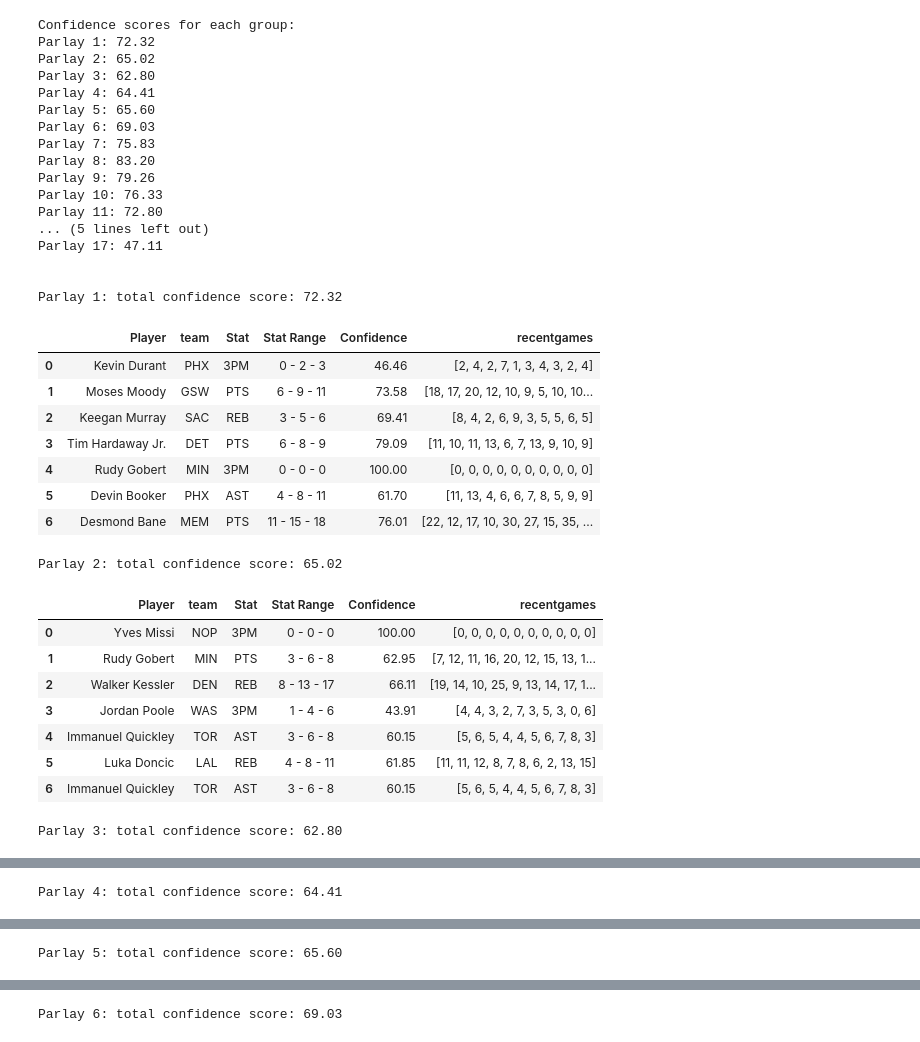
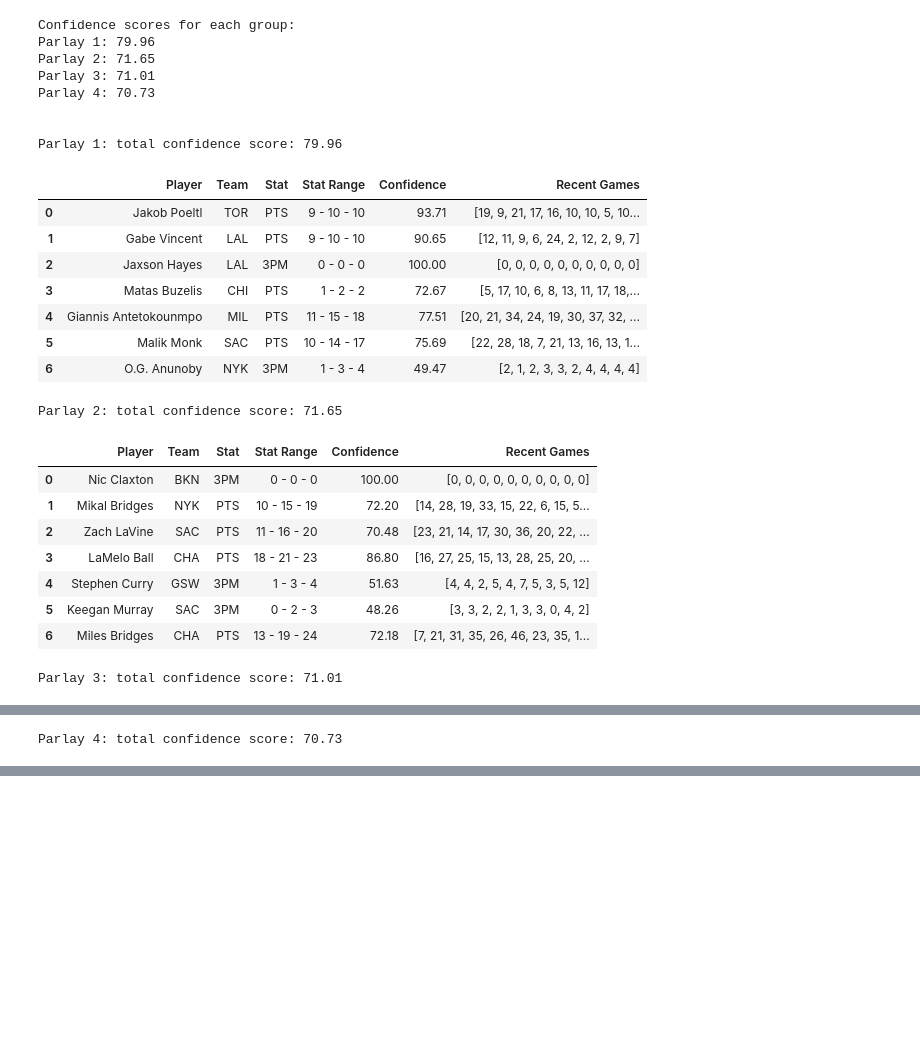
Before and after one commit to penfoldslaw/web_scraping_sports, a Jupyter notebook: models/linear_regression/predictions.ipynb, the cells around one changed output, grey strips where cells are left out. Drawn from its saved outputs; the diff is of its cells as text; code cells hidden in the pictures; blank space fills up the shorter version.

```diff
--- a/models/linear_regression/predictions.ipynb
+++ b/models/linear_regression/predictions.ipynb
@@ -300,11 +140,14 @@ defense data skipping defense merge
 # display(results_pts)
 # display(results_3pm)
 
+results_3pm = results_3pm[results_3pm["confidence_level_3PM"] != '100.00']
 df_merged = results_reb.merge(results_ast, on=['Player', 'team'], suffixes=('_reb', '_ast')) \
     .merge(results_pts, on=['Player', 'team'], suffixes=('_pts','extra_pts')) \
     .merge(results_3pm, on=['Player', 'team'], suffixes=('_pts','_3pm'))
 
-['Player', 'REB', 'confidence_level_REB', 'middlebet_REB', 'AST', 'confidence_level_AST', 'middlebet_AST', 'PTS', 'confidence_level_PTS', 'middlebet_PTS', '3PM', 'confidence_level_3PM', 'middlebet_3PM']
+results_3pm = results_3pm[results_3pm["Player"] != 'Tyrese Haliburton']
+
+
 
 # print(df_merged.columns)
 
@@ -320,12 +163,12 @@ df_merged = results_reb.merge(results_ast, on=['Player', 'team'], suffixes=('_re
 
 from parlay_picker import create_parlays
 
-num_groups = 100  # Number of parlays you want to generate
-players_per_group = 3 # Number of players in each parlay
-min_confidence = 70
+num_groups = 10  # Number of parlays you want to generate
+players_per_group = 7 # Number of players in each parlay
+min_confidence = 50
 threepm_confidence = 40
 
-parlays_df, group_confidence_scores = create_parlays(df_merged, num_groups, players_per_group,min_confidence ,threepm_confidence)
+parlays_df, group_confidence_scores = create_parlays(df_merged, num_groups, players_per_group,min_confidence)
 
 
 # Display the confidence scores for each group
@@ -398,11 +256,13 @@ Parlay 6: total confidence score: 56.82
 # display(results_pts)
 # display(results_3pm)
 
+results_3pm = results_3pm[results_3pm["confidence_level_3PM"] != '100.00']
 df_merged = results_reb.merge(results_ast, on=['Player', 'team'], suffixes=('_reb', '_ast')) \
     .merge(results_pts, on=['Player', 'team'], suffixes=('_pts','extra_pts')) \
     .merge(results_3pm, on=['Player', 'team'], suffixes=('_pts','_3pm'))
 
-['Player', 'REB', 'confidence_level_REB', 'middlebet_REB', 'AST', 'confidence_level_AST', 'middlebet_AST', 'PTS', 'confidence_level_PTS', 'middlebet_PTS', '3PM', 'confidence_level_3PM', 'middlebet_3PM']
+df_merged = df_merged[df_merged["Player"] != 'Tyrese Haliburton']
+
 
 # print(df_merged.columns)
 
@@ -412,64 +272,55 @@ df_merged = results_reb.merge(results_ast, on=['Player', 'team'], suffixes=('_re
 # df_merged['PTS+REB'] = df_merged[['middlebet_PTS', 'middlebet_REB']].sum(axis=1)
 # df_merged['confidence_level_PTS+REB']=  round(df_merged[['confidence_level_PTS','confidence_level_REB']].sum(axis=1)/2,2)
 # df_merged = df_merged.rename(columns={'FGA': 'PTS'})
 # display(df_merged)
 # display(df_merged[['Player','confidence_level_PTS+REB']])
 
 
 from parlay_picker import create_parlays, create_parlays_high
 
-num_groups = 1000  # Number of parlays you want to generate
+num_groups = 10  # Number of parlays you want to generate
 players_per_group = 7  # Number of players in each parlay
-min_confidence = 59
+min_confidence = 70
 
 parlays_df, group_confidence_scores = create_parlays_high(df_merged, num_groups, players_per_group,min_confidence)
 
 
 # Display the confidence scores for each group
 print("Confidence scores for each group:")
 for group, score in group_confidence_scores:
     print(f"{group}: {score:.2f}")
 
 
 # Display the DataFrames for each parlay and their confidence scores
 for (parlay_name, score), parlay_df in zip(group_confidence_scores, parlays_df):
     print("\n")
     print(f"{parlay_name}: total confidence score: {score:.2f}")
     display(parlay_df)
     print("\n")
 # %% [output]
 Confidence scores for each group:
-Parlay 1: 72.32
-Parlay 2: 65.02
-Parlay 3: 62.80
-Parlay 4: 64.41
-Parlay 5: 65.60
-Parlay 6: 69.03
-Parlay 7: 75.83
-Parlay 8: 83.20
-Parlay 9: 79.26
-Parlay 10: 76.33
-Parlay 11: 72.80
-... (5 lines left out)
-Parlay 17: 47.11
+Parlay 1: 79.96
+Parlay 2: 71.65
+Parlay 3: 71.01
+Parlay 4: 70.73
 
 
-Parlay 1: total confidence score: 72.32
+Parlay 1: total confidence score: 79.96
-|  | Player | team | Stat | Stat Range | Confidence | recentgames |
-| 0 | Kevin Durant | PHX | 3PM | 0 - 2 - 3 | 46.46 | [2, 4, 2, 7, 1, 3, 4, 3, 2, 4] |
-| 1 | Moses Moody | GSW | PTS | 6 - 9 - 11 | 73.58 | [18, 17, 20, 12, 10, 9, 5, 10, 10... |
-| 2 | Keegan Murray | SAC | REB | 3 - 5 - 6 | 69.41 | [8, 4, 2, 6, 9, 3, 5, 5, 6, 5] |
-| 3 | Tim Hardaway Jr. | DET | PTS | 6 - 8 - 9 | 79.09 | [11, 10, 11, 13, 6, 7, 13, 9, 10, 9] |
-| 4 | Rudy Gobert | MIN | 3PM | 0 - 0 - 0 | 100.00 | [0, 0, 0, 0, 0, 0, 0, 0, 0, 0] |
-| 5 | Devin Booker | PHX | AST | 4 - 8 - 11 | 61.70 | [11, 13, 4, 6, 6, 7, 8, 5, 9, 9] |
-| 6 | Desmond Bane | MEM | PTS | 11 - 15 - 18 | 76.01 | [22, 12, 17, 10, 30, 27, 15, 35, ... |
+|  | Player | Team | Stat | Stat Range | Confidence | Recent Games |
+| 0 | Jakob Poeltl | TOR | PTS | 9 - 10 - 10 | 93.71 | [19, 9, 21, 17, 16, 10, 10, 5, 10... |
+| 1 | Gabe Vincent | LAL | PTS | 9 - 10 - 10 | 90.65 | [12, 11, 9, 6, 24, 2, 12, 2, 9, 7] |
+| 2 | Jaxson Hayes | LAL | 3PM | 0 - 0 - 0 | 100.00 | [0, 0, 0, 0, 0, 0, 0, 0, 0, 0] |
+| 3 | Matas Buzelis | CHI | PTS | 1 - 2 - 2 | 72.67 | [5, 17, 10, 6, 8, 13, 11, 17, 18,... |
+| 4 | Giannis Antetokounmpo | MIL | PTS | 11 - 15 - 18 | 77.51 | [20, 21, 34, 24, 19, 30, 37, 32, ... |
+| 5 | Malik Monk | SAC | PTS | 10 - 14 - 17 | 75.69 | [22, 28, 18, 7, 21, 13, 16, 13, 1... |
+| 6 | O.G. Anunoby | NYK | 3PM | 1 - 3 - 4 | 49.47 | [2, 1, 2, 3, 3, 2, 4, 4, 4, 4] |
-Parlay 2: total confidence score: 65.02
+Parlay 2: total confidence score: 71.65
-|  | Player | team | Stat | Stat Range | Confidence | recentgames |
-| 0 | Yves Missi | NOP | 3PM | 0 - 0 - 0 | 100.00 | [0, 0, 0, 0, 0, 0, 0, 0, 0, 0] |
-| 1 | Rudy Gobert | MIN | PTS | 3 - 6 - 8 | 62.95 | [7, 12, 11, 16, 20, 12, 15, 13, 1... |
-| 2 | Walker Kessler | DEN | REB | 8 - 13 - 17 | 66.11 | [19, 14, 10, 25, 9, 13, 14, 17, 1... |
-| 3 | Jordan Poole | WAS | 3PM | 1 - 4 - 6 | 43.91 | [4, 4, 3, 2, 7, 3, 5, 3, 0, 6] |
-| 4 | Immanuel Quickley | TOR | AST | 3 - 6 - 8 | 60.15 | [5, 6, 5, 4, 4, 5, 6, 7, 8, 3] |
-| 5 | Luka Doncic | LAL | REB | 4 - 8 - 11 | 61.85 | [11, 11, 12, 8, 7, 8, 6, 2, 13, 15] |
-| 6 | Immanuel Quickley | TOR | AST | 3 - 6 - 8 | 60.15 | [5, 6, 5, 4, 4, 5, 6, 7, 8, 3] |
+|  | Player | Team | Stat | Stat Range | Confidence | Recent Games |
+| 0 | Nic Claxton | BKN | 3PM | 0 - 0 - 0 | 100.00 | [0, 0, 0, 0, 0, 0, 0, 0, 0, 0] |
+| 1 | Mikal Bridges | NYK | PTS | 10 - 15 - 19 | 72.20 | [14, 28, 19, 33, 15, 22, 6, 15, 5... |
+| 2 | Zach LaVine | SAC | PTS | 11 - 16 - 20 | 70.48 | [23, 21, 14, 17, 30, 36, 20, 22, ... |
+| 3 | LaMelo Ball | CHA | PTS | 18 - 21 - 23 | 86.80 | [16, 27, 25, 15, 13, 28, 25, 20, ... |
+| 4 | Stephen Curry | GSW | 3PM | 1 - 3 - 4 | 51.63 | [4, 4, 2, 5, 4, 7, 5, 3, 5, 12] |
+| 5 | Keegan Murray | SAC | 3PM | 0 - 2 - 3 | 48.26 | [3, 3, 2, 2, 1, 3, 3, 0, 4, 2] |
+| 6 | Miles Bridges | CHA | PTS | 13 - 19 - 24 | 72.18 | [7, 21, 31, 35, 26, 46, 23, 35, 1... |
-Parlay 3: total confidence score: 62.80
+Parlay 3: total confidence score: 71.01
@@ -484 +335 @@ Parlay 3: total confidence score: 62.80
-Parlay 4: total confidence score: 64.41
+Parlay 4: total confidence score: 70.73
@@ -493 +343,0 @@ Parlay 4: total confidence score: 64.41
-Parlay 5: total confidence score: 65.60
@@ -502 +343,0 @@ Parlay 5: total confidence score: 65.60
-Parlay 6: total confidence score: 69.03
```
Also changed, not shown: parts of 4 cells of this notebook, 31 other files.
